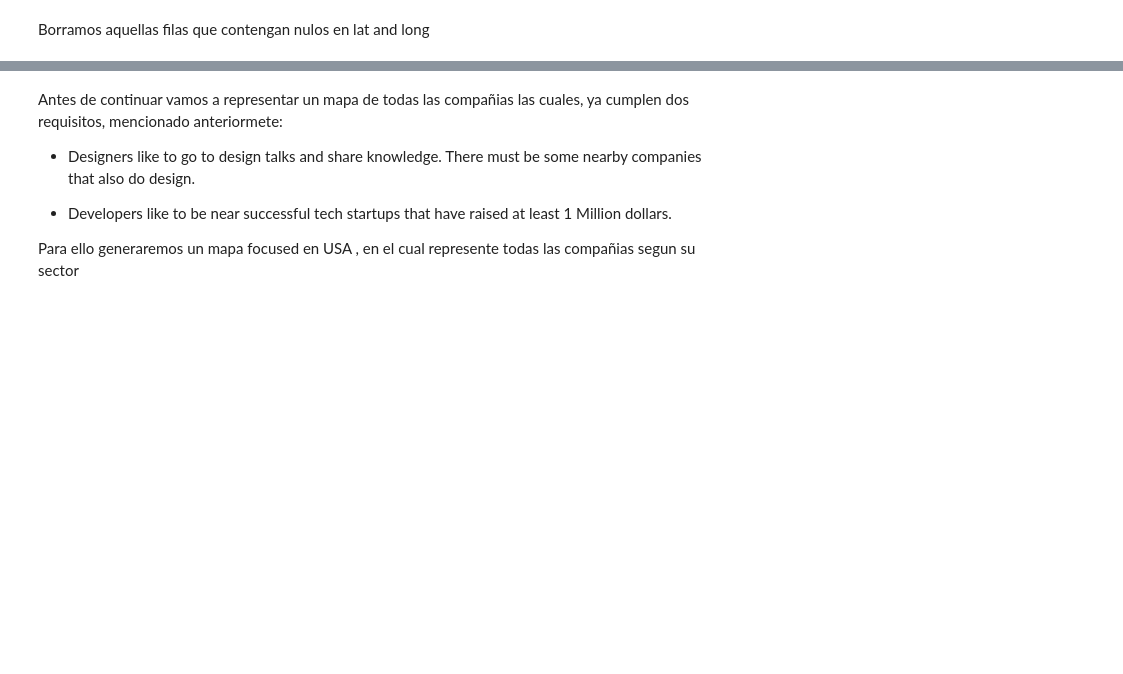
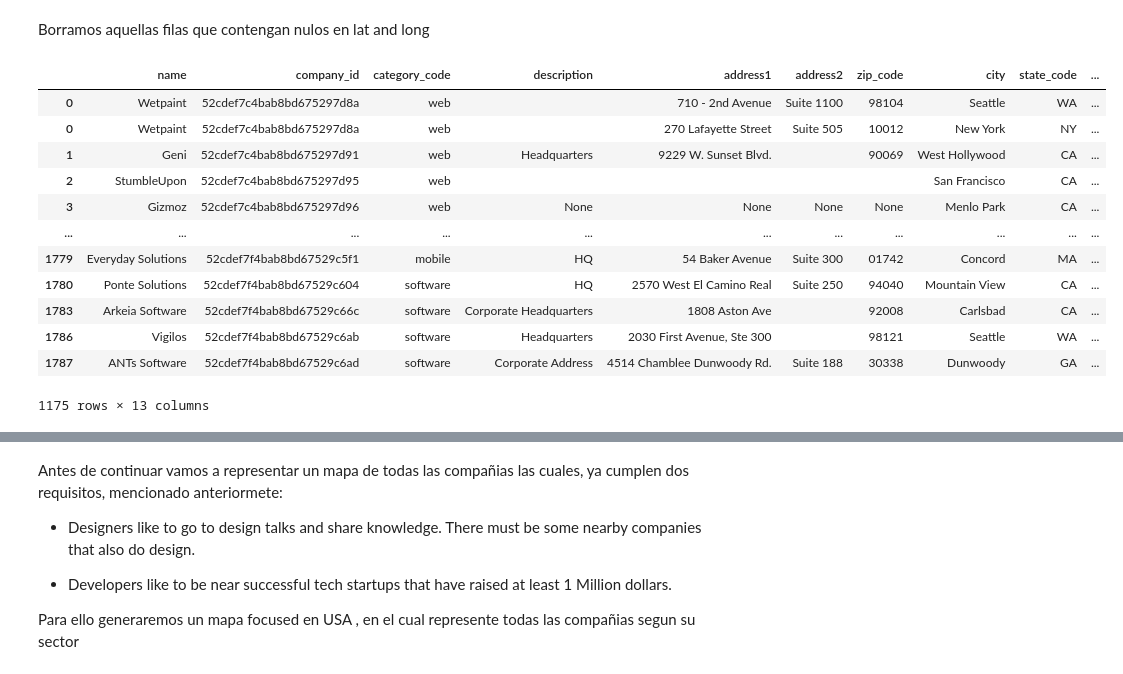
Before and after one commit to WHYTEWYLL/Loc_newoffice, a Jupyter notebook: main.ipynb, the cells around one changed output, grey strips where cells are left out. Cells and saved outputs as stored; diff of their text form; code cells hidden in the pictures; blank space fills up the shorter version.

```diff
--- a/main.ipynb
+++ b/main.ipynb
@@ -89,4 +94,18 @@ data_usa=data_usa.dropna(subset=['latitude', 'longitude'])
 # %%
 #Casting a str company column para poderlo exportar a json
 data_usa["company_id"] = data_usa["company_id"].apply(lambda e: str(e))
-data_usa.to_json("offices.json",orient="records")
+data_usa
+# %% [output]
+|  | name | company_id | category_code | description | address1 | address2 | zip_code | city | state_code | ... |
+| 0 | Wetpaint | 52cdef7c4bab8bd675297d8a | web |  | 710 - 2nd Avenue | Suite 1100 | 98104 | Seattle | WA | ... |
+| 0 | Wetpaint | 52cdef7c4bab8bd675297d8a | web |  | 270 Lafayette Street | Suite 505 | 10012 | New York | NY | ... |
+| 1 | Geni | 52cdef7c4bab8bd675297d91 | web | Headquarters | 9229 W. Sunset Blvd. |  | 90069 | West Hollywood | CA | ... |
+| 2 | StumbleUpon | 52cdef7c4bab8bd675297d95 | web |  |  |  |  | San Francisco | CA | ... |
+| 3 | Gizmoz | 52cdef7c4bab8bd675297d96 | web | None | None | None | None | Menlo Park | CA | ... |
+| ... | ... | ... | ... | ... | ... | ... | ... | ... | ... | ... |
+| 1779 | Everyday Solutions | 52cdef7f4bab8bd67529c5f1 | mobile | HQ | 54 Baker Avenue | Suite 300 | 01742 | Concord | MA | ... |
+| 1780 | Ponte Solutions | 52cdef7f4bab8bd67529c604 | software | HQ | 2570 West El Camino Real | Suite 250 | 94040 | Mountain View | CA | ... |
+| 1783 | Arkeia Software | 52cdef7f4bab8bd67529c66c | software | Corporate Headquarters | 1808 Aston Ave |  | 92008 | Carlsbad | CA | ... |
+| 1786 | Vigilos | 52cdef7f4bab8bd67529c6ab | software | Headquarters | 2030 First Avenue, Ste 300 |  | 98121 | Seattle | WA | ... |
+| 1787 | ANTs Software | 52cdef7f4bab8bd67529c6ad | software | Corporate Address | 4514 Chamblee Dunwoody Rd. | Suite 188 | 30338 | Dunwoody | GA | ... |
+1175 rows × 13 columns
```
Also changed, not shown: parts of 24 cells of this notebook, 1 other file.
